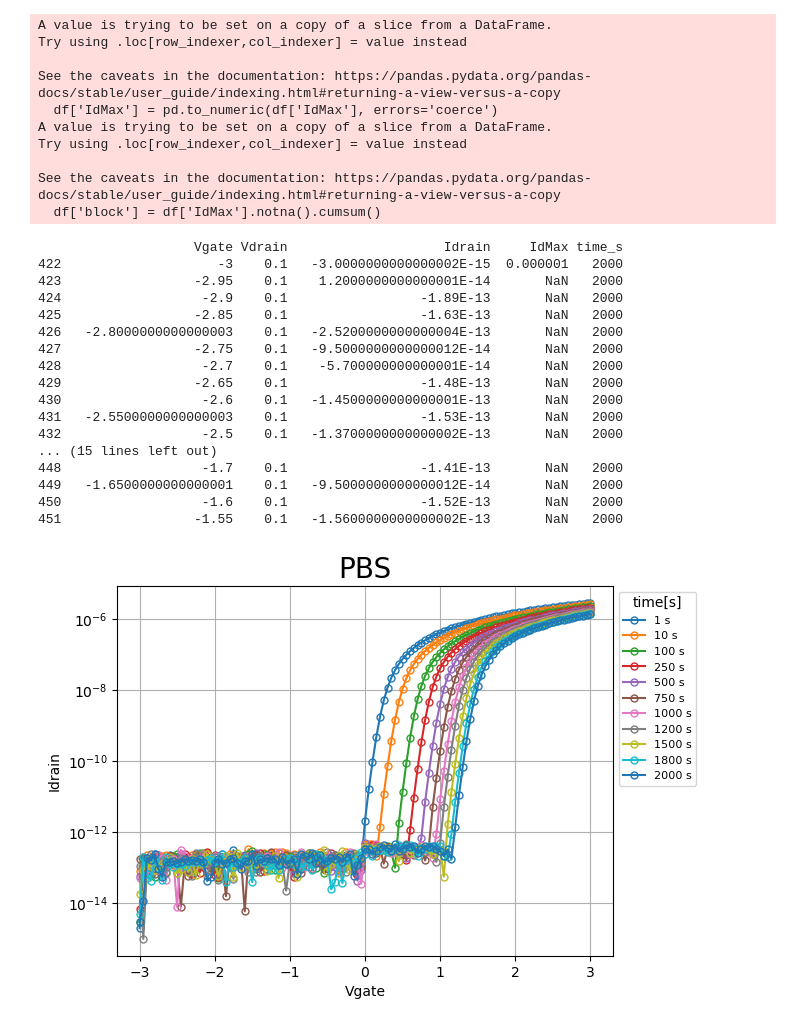
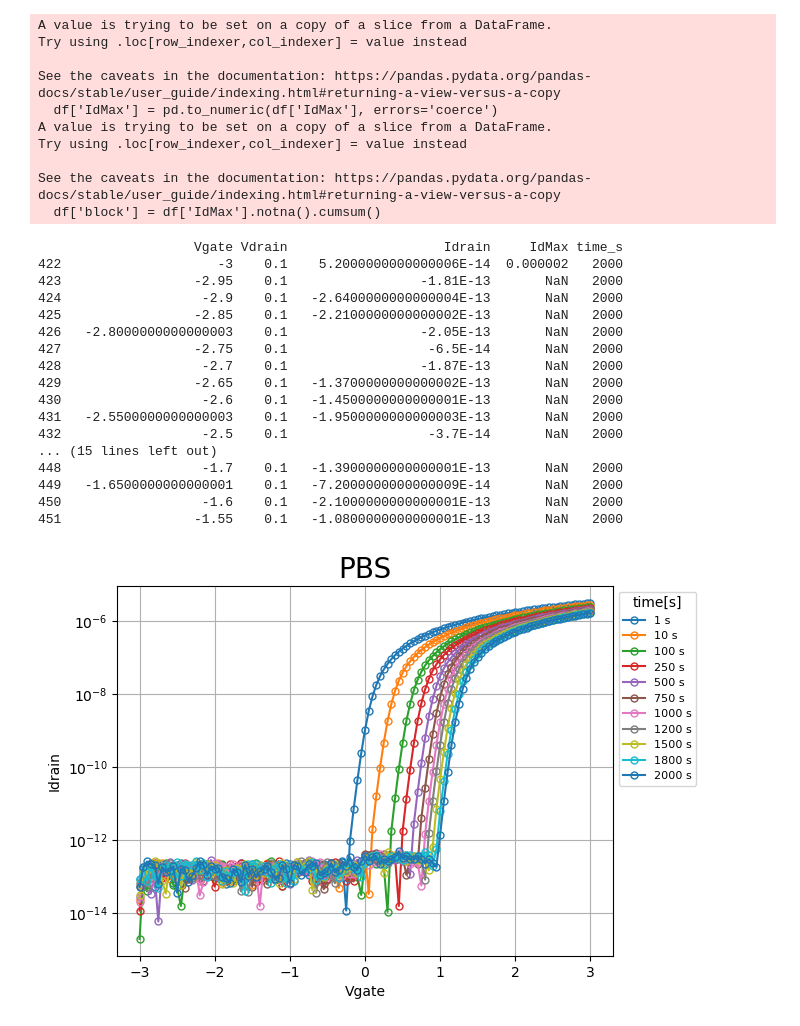
Before and after one commit to whdals4273/-a-to-z, a Jupyter notebook: 251223_PBS_TEST★.ipynb, the cells around one changed output. Cells and saved outputs as stored; diff of their text form; code cells hidden in the pictures.

```diff
--- a/251223_PBS_TEST★.ipynb
+++ b/251223_PBS_TEST★.ipynb
@@ -5,7 +5,7 @@ import matplotlib.pyplot as plt
 import csv
 
 
-path = "PBTI_IGZO_new [251203_ALD IGZO_#1_R1C0_40_20_1(1) _ 12_8_2025 12_26_42 PM].csv"
+path = "PBTI_IGZO_new [251203_ALD IGZO_#1_R6C0_40_20_1(5) _ 12_8_2025 5_40_17 PM].csv"
 # csv 빈칸 열이 난잡할때 그대로 들고오는 코드
 rows = []
 with open(path, "r", encoding="utf-8-sig", errors="replace", newline="") as f:
@@ -65,48 +65,48 @@ plot_df = df.dropna(subset=['Vgate', 'Idrain', 'time_s']).copy()
 times = sorted(plot_df['time_s'].unique())
 
 plt.figure()
 
 for t in times:
     d = plot_df[plot_df['time_s'] == t].sort_values('Vgate')
     plt.semilogy(d['Vgate'].to_numpy(), d['Idrain'].to_numpy(),marker = 'o',markerfacecolor = 'none', markersize = 5,linestyle='-', label=f'{int(t)} s')
 
 
 
 plt.xlabel('Vgate')
 plt.ylabel('Idrain')
 plt.title('PBS', fontsize = 20)
 plt.legend(title = 'time[s]',bbox_to_anchor=(1, 1), loc='upper left', fontsize = 8)
 plt.grid(True)
 plt.show()
 # %% [output]
 A value is trying to be set on a copy of a slice from a DataFrame.
 Try using .loc[row_indexer,col_indexer] = value instead
 
 See the caveats in the documentation: https://pandas.pydata.org/pandas-docs/stable/user_guide/indexing.html#returning-a-view-versus-a-copy
   df['IdMax'] = pd.to_numeric(df['IdMax'], errors='coerce')
 A value is trying to be set on a copy of a slice from a DataFrame.
 Try using .loc[row_indexer,col_indexer] = value instead
 
 See the caveats in the documentation: https://pandas.pydata.org/pandas-docs/stable/user_guide/indexing.html#returning-a-view-versus-a-copy
   df['block'] = df['IdMax'].notna().cumsum()
                     Vgate Vdrain                    Idrain     IdMax time_s
-422                    -3    0.1   -3.0000000000000002E-15  0.000001   2000
-423                 -2.95    0.1    1.2000000000000001E-14       NaN   2000
-424                  -2.9    0.1                 -1.89E-13       NaN   2000
-425                 -2.85    0.1                 -1.63E-13       NaN   2000
-426   -2.8000000000000003    0.1   -2.5200000000000004E-13       NaN   2000
-427                 -2.75    0.1   -9.5000000000000012E-14       NaN   2000
-428                  -2.7    0.1    -5.700000000000001E-14       NaN   2000
-429                 -2.65    0.1                 -1.48E-13       NaN   2000
+422                    -3    0.1    5.2000000000000006E-14  0.000002   2000
+423                 -2.95    0.1                 -1.81E-13       NaN   2000
+424                  -2.9    0.1   -2.6400000000000004E-13       NaN   2000
+425                 -2.85    0.1   -2.2100000000000002E-13       NaN   2000
+426   -2.8000000000000003    0.1                 -2.05E-13       NaN   2000
+427                 -2.75    0.1                  -6.5E-14       NaN   2000
+428                  -2.7    0.1                 -1.87E-13       NaN   2000
+429                 -2.65    0.1   -1.3700000000000002E-13       NaN   2000
 430                  -2.6    0.1   -1.4500000000000001E-13       NaN   2000
-431   -2.5500000000000003    0.1                 -1.53E-13       NaN   2000
-432                  -2.5    0.1   -1.3700000000000002E-13       NaN   2000
+431   -2.5500000000000003    0.1   -1.9500000000000003E-13       NaN   2000
+432                  -2.5    0.1                  -3.7E-14       NaN   2000
 ... (15 lines left out)
-448                  -1.7    0.1                 -1.41E-13       NaN   2000
-449   -1.6500000000000001    0.1   -9.5000000000000012E-14       NaN   2000
-450                  -1.6    0.1                 -1.52E-13       NaN   2000
-451                 -1.55    0.1   -1.5600000000000002E-13       NaN   2000
+448                  -1.7    0.1   -1.3900000000000001E-13       NaN   2000
+449   -1.6500000000000001    0.1   -7.2000000000000009E-14       NaN   2000
+450                  -1.6    0.1   -2.1000000000000001E-13       NaN   2000
+451                 -1.55    0.1   -1.0800000000000001E-13       NaN   2000
-[figure, old version]
+[figure, new version]
 # %%
 target1 = -10                               # log(ID) = -10이 타겟임(vth 산출용)
 target2 = -9                                # SS 산출용
```
Also changed, not shown: parts of 2 cells of this notebook, 18 other files.
